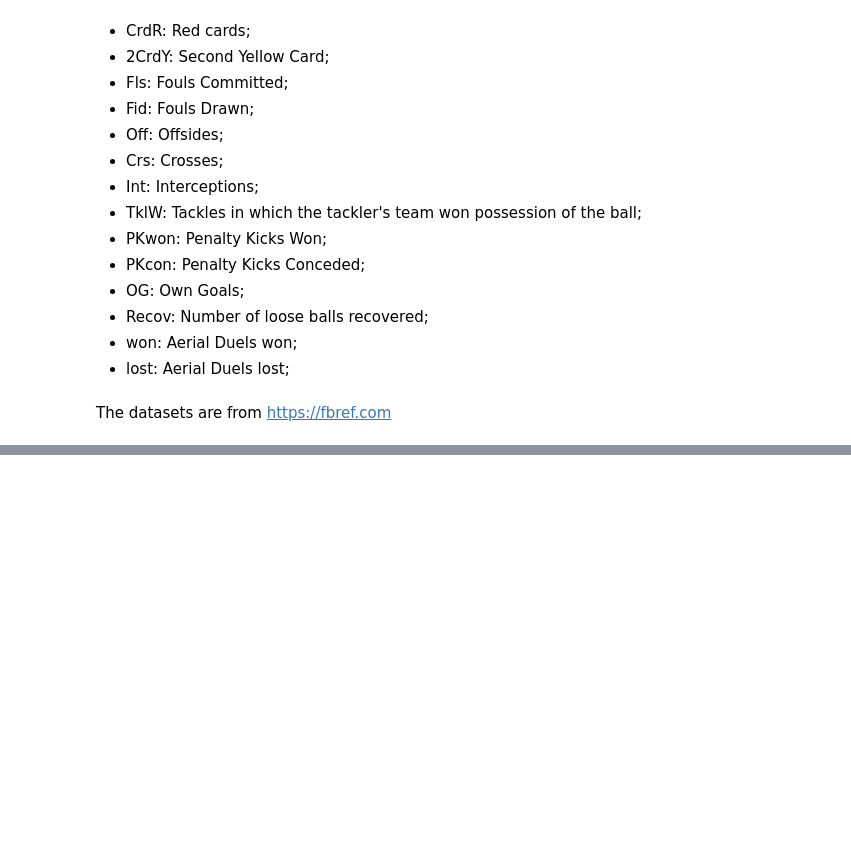
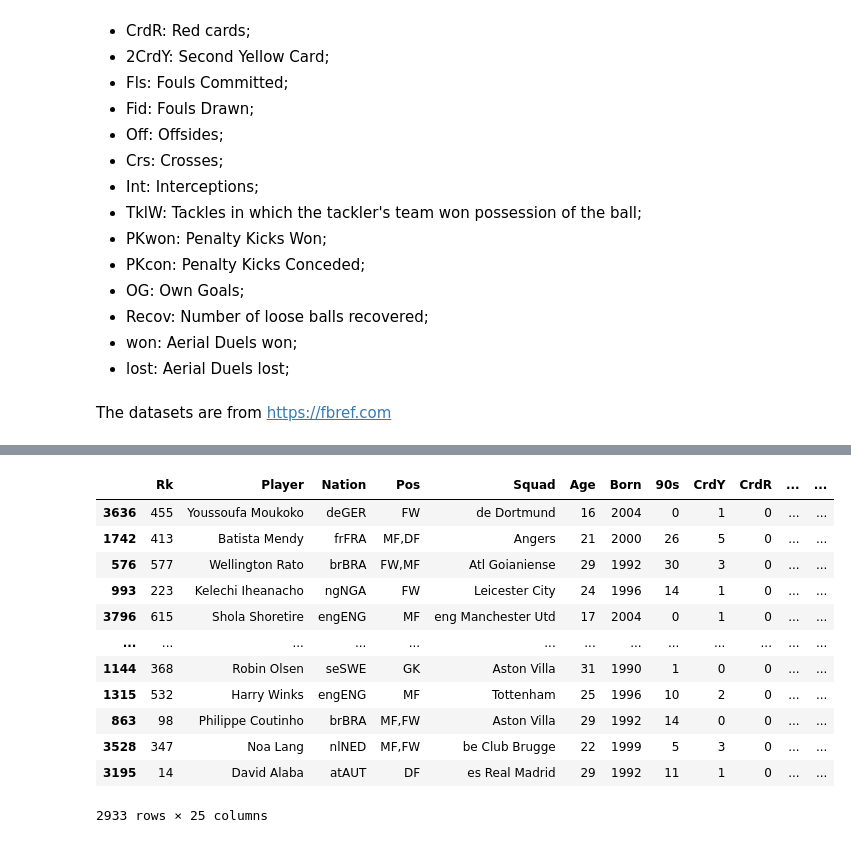
Before and after one commit to IsraelFPM/FootBall-EDA, a Jupyter notebook: PlayersAnalyses.ipynb, the cells around one changed output, grey strips where cells are left out. Cells and saved outputs as stored; diff of their text form; code cells hidden in the pictures; blank space fills up the shorter version.

```diff
--- a/PlayersAnalyses.ipynb
+++ b/PlayersAnalyses.ipynb
@@ -78 +140,20 @@ df_Brasileirao_Players.head()
+# %%
+Player, Player_test = train_test_split(
+    df, test_size=0.25, random_state=42
+)
+Player
+# %% [output]
+|  | Rk | Player | Nation | Pos | Squad | Age | Born | 90s | CrdY | CrdR | ... | ... |
+| 3636 | 455 | Youssoufa Moukoko | deGER | FW | de Dortmund | 16 | 2004 | 0 | 1 | 0 | ... | ... |
+| 1742 | 413 | Batista Mendy | frFRA | MF,DF | Angers | 21 | 2000 | 26 | 5 | 0 | ... | ... |
+| 576 | 577 | Wellington Rato | brBRA | FW,MF | Atl Goianiense | 29 | 1992 | 30 | 3 | 0 | ... | ... |
+| 993 | 223 | Kelechi Iheanacho | ngNGA | FW | Leicester City | 24 | 1996 | 14 | 1 | 0 | ... | ... |
+| 3796 | 615 | Shola Shoretire | engENG | MF | eng Manchester Utd | 17 | 2004 | 0 | 1 | 0 | ... | ... |
+| ... | ... | ... | ... | ... | ... | ... | ... | ... | ... | ... | ... | ... |
+| 1144 | 368 | Robin Olsen | seSWE | GK | Aston Villa | 31 | 1990 | 1 | 0 | 0 | ... | ... |
+| 1315 | 532 | Harry Winks | engENG | MF | Tottenham | 25 | 1996 | 10 | 2 | 0 | ... | ... |
+| 863 | 98 | Philippe Coutinho | brBRA | MF,FW | Aston Villa | 29 | 1992 | 14 | 0 | 0 | ... | ... |
+| 3528 | 347 | Noa Lang | nlNED | MF,FW | be Club Brugge | 22 | 1999 | 5 | 3 | 0 | ... | ... |
+| 3195 | 14 | David Alaba | atAUT | DF | es Real Madrid | 29 | 1992 | 11 | 1 | 0 | ... | ... |
+2933 rows × 25 columns
 # %%
```
Also changed, not shown: parts of 102 cells of this notebook.
